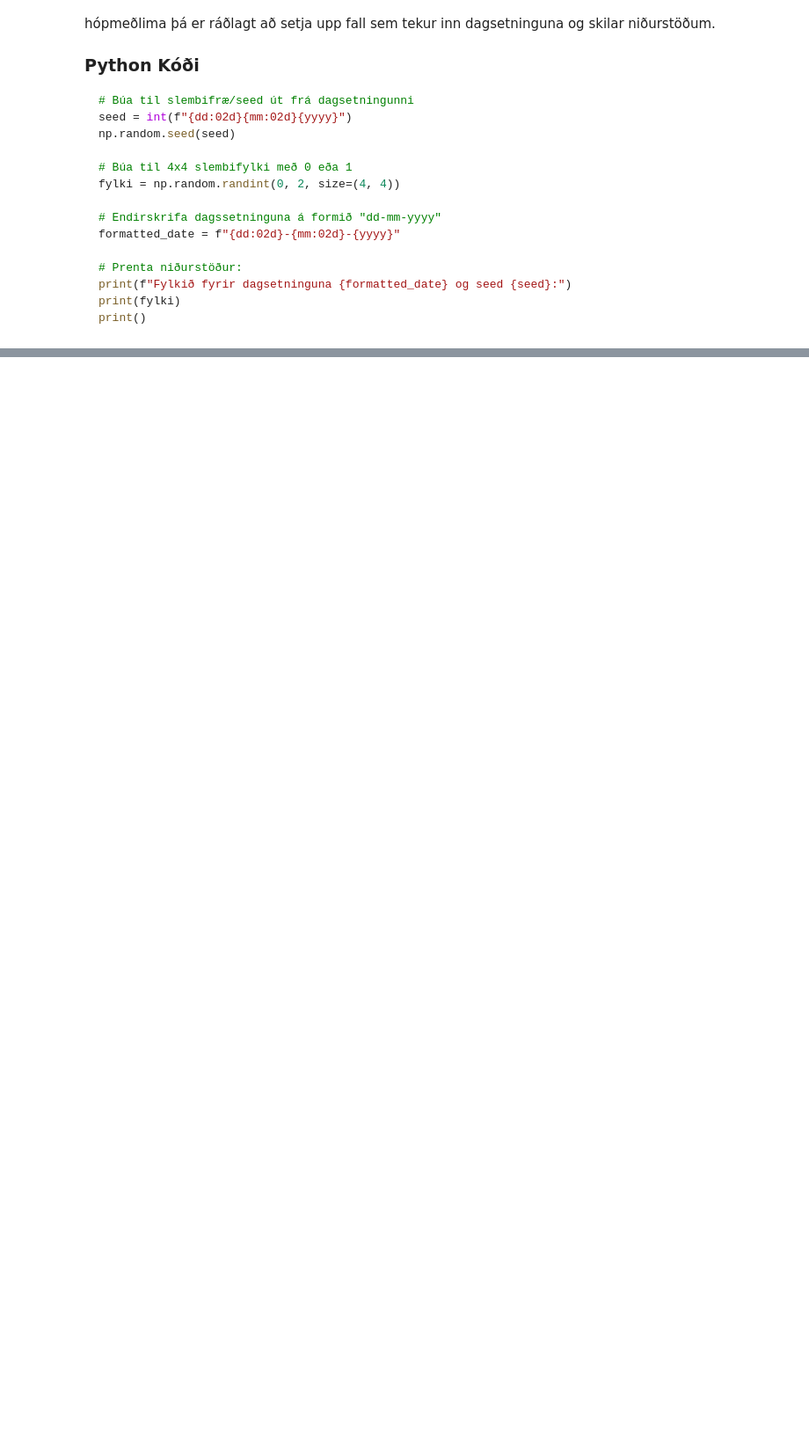
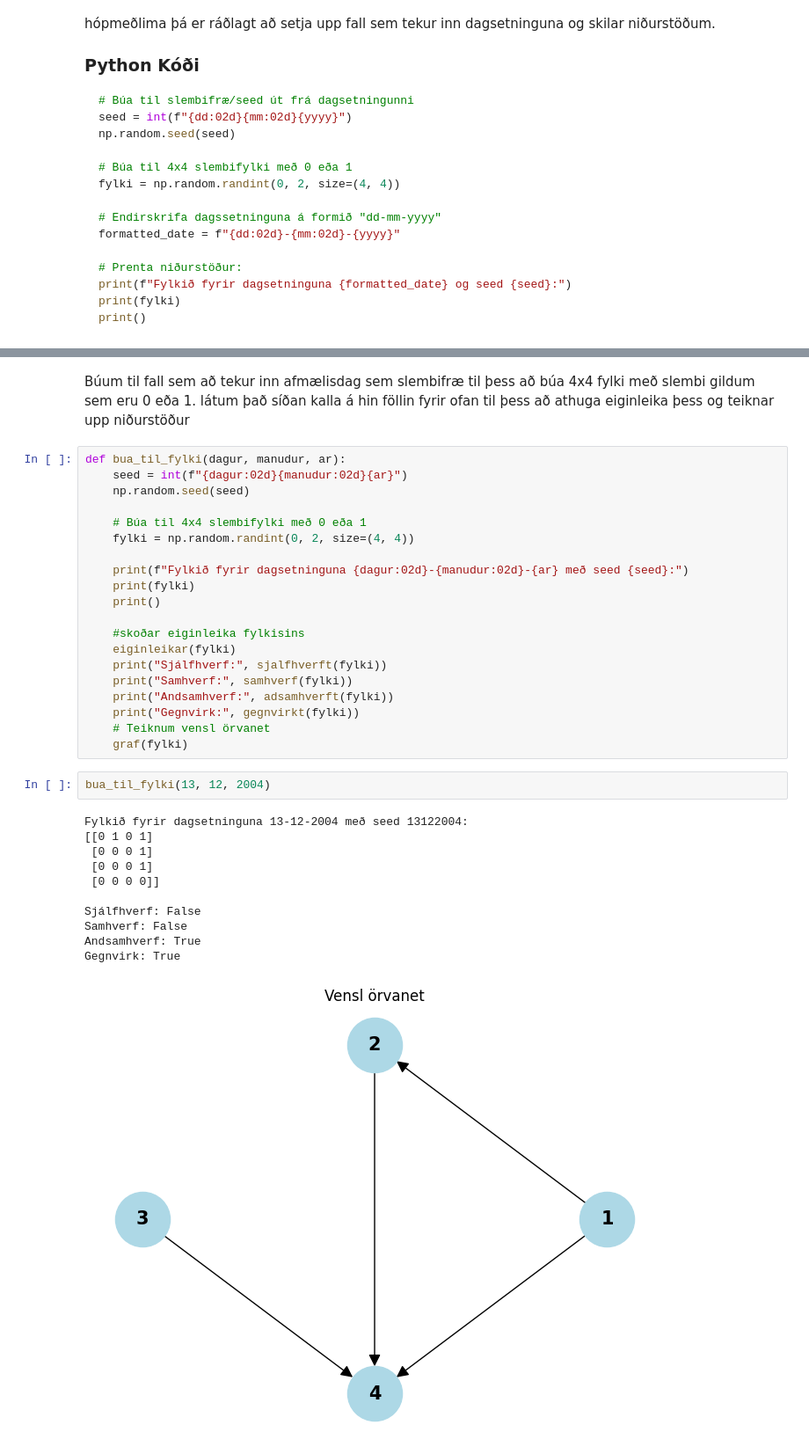
Before and after one commit to Upplysingaverkfraedi/upplysingaverkfraedi-classroom-2024-mengi-og-vensl-mengi-og-vensl, a Jupyter notebook: sp4.ipynb, the cells around one changed output, grey strips where cells are left out. Shown at 88% size. Saved outputs shown, nothing was run; the diff lists cells and outputs as text; blank space fills up the shorter version.

```diff
--- a/sp4.ipynb
+++ b/sp4.ipynb
@@ -132,0 +112,36 @@ Fylkið er gegnvirkt: False
+# %% [markdown]
+Búum til fall sem að tekur inn afmælisdag sem slembifræ til þess að búa 4x4 fylki með slembi gildum sem eru 0 eða 1. látum það síðan kalla á hin föllin fyrir ofan til þess að athuga eiginleika þess og teiknar upp niðurstöður
+# %%
+def bua_til_fylki(dagur, manudur, ar):
+    seed = int(f"{dagur:02d}{manudur:02d}{ar}")
+    np.random.seed(seed)
+
+    # Búa til 4x4 slembifylki með 0 eða 1
+    fylki = np.random.randint(0, 2, size=(4, 4))
+
+    print(f"Fylkið fyrir dagsetninguna {dagur:02d}-{manudur:02d}-{ar} með seed {seed}:")
+    print(fylki)
+    print()
+
+    #skoðar eiginleika fylkisins
+    eiginleikar(fylki)
+    print("Sjálfhverf:", sjalfhverft(fylki))
+    print("Samhverf:", samhverf(fylki))
+    print("Andsamhverf:", adsamhverft(fylki))
+    print("Gegnvirk:", gegnvirkt(fylki))
+    # Teiknum vensl örvanet
+    graf(fylki)
+# %%
+bua_til_fylki(13, 12, 2004)
+# %% [output]
+Fylkið fyrir dagsetninguna 13-12-2004 með seed 13122004:
+[[0 1 0 1]
+ [0 0 0 1]
+ [0 0 0 1]
+ [0 0 0 0]]
+
+Sjálfhverf: False
+Samhverf: False
+Andsamhverf: True
+Gegnvirk: True
+[figure, added]
```
Also changed, not shown: parts of 7 cells of this notebook, 2 other files.
